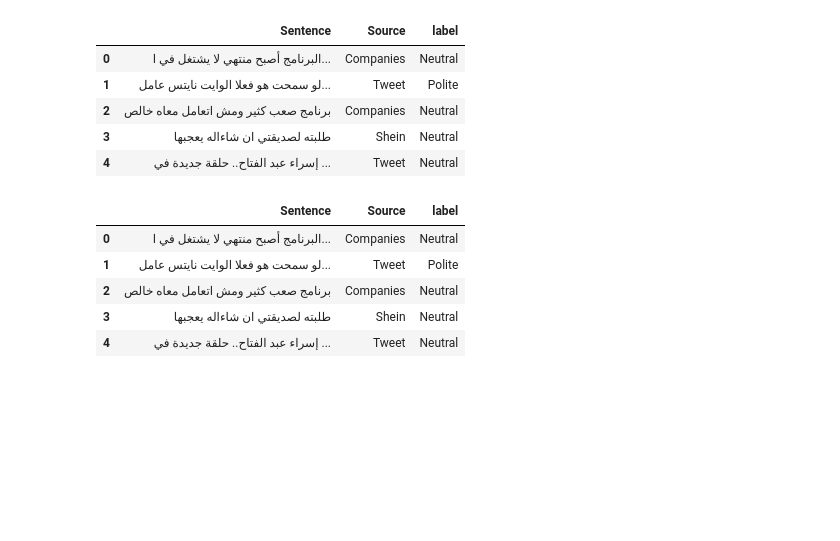
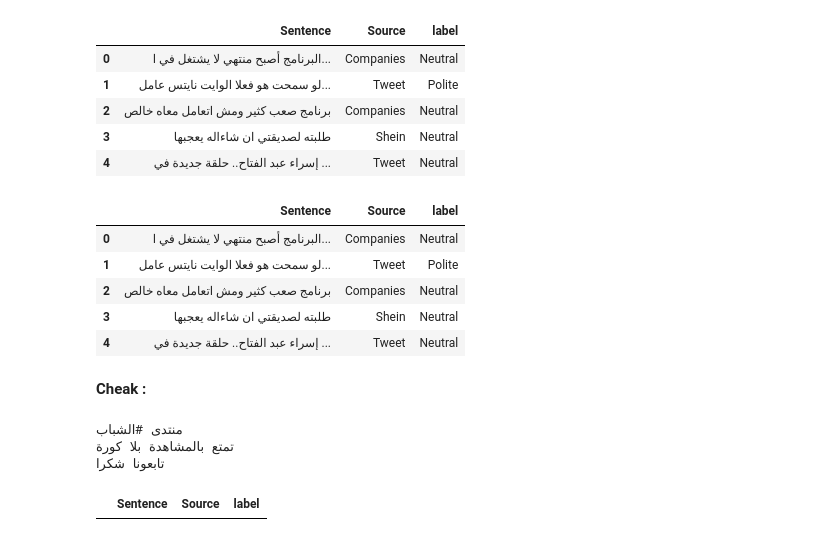
Before and after one commit to SaraAljuraybah/AdabEval2026-Politeness-Classification, a Jupyter notebook: Phases/Phase1.ipynb, the cells around one changed output. Saved outputs shown, nothing was run; the diff lists cells and outputs as text; code cells hidden in the pictures; blank space fills up the shorter version.

```diff
--- a/Phases/Phase1.ipynb
+++ b/Phases/Phase1.ipynb
@@ -28,13 +26,25 @@ Sample train rows:
 # %%
 import re
 
-def clean_spaces(text):
+def clean_text(text):
     text = text.strip()
+    # remove links (http / https)
+    text = re.sub(r"http\S+", "", text)
+
+
+    # remove mentions (handles @user and @ user)
+    text = re.sub(r"@\s*\S+", "", text)
+
+    # remove standalone @ left behind (e.g., " @ " )
+    text = re.sub(r"\s@\s", " ", text)
+
+    # normalize spaces
     text = re.sub(r"\s+", " ", text)
+
     return text
 
-train_df["Sentence"] = train_df["Sentence"].astype(str).apply(clean_spaces)
-dev_df["Sentence"]   = dev_df["Sentence"].astype(str).apply(clean_spaces)
+train_df["Sentence"] = train_df["Sentence"].astype(str).apply(clean_text)
+dev_df["Sentence"]   = dev_df["Sentence"].astype(str).apply(clean_text)
 
 train_df.head()
 # %% [output]
@@ -44,3 +54,17 @@ train_df.head()
 | 2 | برنامج صعب كثير ومش اتعامل معاه خالص | Companies | Neutral |
 | 3 | طلبته لصديقتي ان شاءاله يعجبها | Shein | Neutral |
 | 4 | إسراء عبد الفتاح.. حلقة جديدة في ... | Tweet | Neutral |
+# %% [markdown]
+**Cheak :**
+# %%
+print(clean_text("منتدى #الشباب @ختام#"))
+print(clean_text("تمتع بالمشاهدة @ سويسرا بلا كورة"))
+print(clean_text("تابعونا https://t.co/xyz @user123 شكرا"))
+# %% [output]
+منتدى #الشباب
+تمتع بالمشاهدة بلا كورة
+تابعونا شكرا
+# %%
+train_df[train_df["Sentence"].str.contains("http", na=False)].head()
+# %% [output]
+|  | Sentence | Source | label |
```
Also changed, not shown: parts of 1 cell of this notebook.
